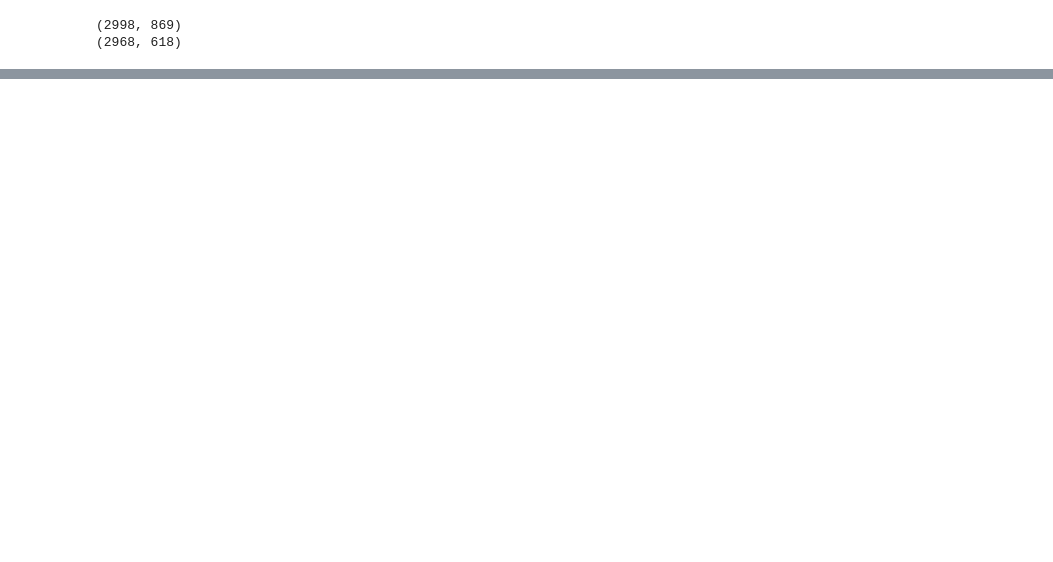
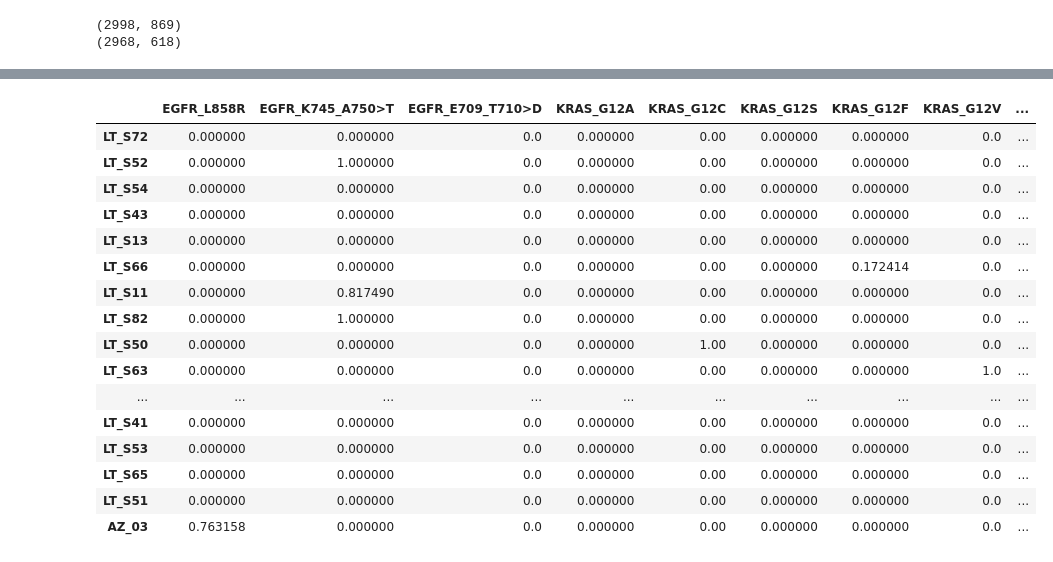
Before and after one commit to lincoln-harris/process_new_cells, a Jupyter notebook: gvcf/make_validation_tbl_with_gvcf_data.ipynb, the cells around one changed output, grey strips where cells are left out. Drawn from its saved outputs; the diff is of its cells as text; code cells hidden in the pictures; blank space fills up the shorter version.

```diff
--- a/gvcf/make_validation_tbl_with_gvcf_data.ipynb
+++ b/gvcf/make_validation_tbl_with_gvcf_data.ipynb
@@ -339,0 +309,6 @@ Name: EGFR_L858R, dtype: float64
+# %%
+# add new cols to df
+by_sample_ratios_driver_muts['ALK-EML4_fusion'] = pd.Series(0.0, index=by_sample_ratios_driver_muts.index)
+by_sample_ratios_driver_muts['ROS1-CD74_fusion'] = pd.Series(0.0, index=by_sample_ratios_driver_muts.index)
+by_sample_ratios_driver_muts['ROS1-EZR_fusion'] = pd.Series(0.0, index=by_sample_ratios_driver_muts.index)
+by_sample_ratios_driver_muts
@@ -339,0 +348,30 @@ Name: EGFR_L858R, dtype: float64
+# %%
+# i guess i could manual fill in the 1s for the fusions
+by_sample_ratios_driver_muts.loc['LT_S47']['ALK-EML4_fusion'] = 1
+by_sample_ratios_driver_muts.loc['LT_S08']['ALK-EML4_fusion'] = 1
+by_sample_ratios_driver_muts.loc['LT_S75']['ALK-EML4_fusion'] = 1
+by_sample_ratios_driver_muts.loc['LT_S63']['ALK-EML4_fusion'] = 1
+
+by_sample_ratios_driver_muts.loc['LT_S16']['ROS1-CD74_fusion'] = 1
+
+by_sample_ratios_driver_muts.loc['LT_S72']['ROS1-EZR_fusion'] = 1
+
+by_sample_ratios_driver_muts   # nice
+# %% [output]
+|  | EGFR_L858R | EGFR_K745_A750>T | EGFR_E709_T710>D | KRAS_G12A | KRAS_G12C | KRAS_G12S | KRAS_G12F | KRAS_G12V | ... |
+| LT_S72 | 0.000000 | 0.000000 | 0.0 | 0.000000 | 0.00 | 0.000000 | 0.000000 | 0.0 | ... |
+| LT_S52 | 0.000000 | 1.000000 | 0.0 | 0.000000 | 0.00 | 0.000000 | 0.000000 | 0.0 | ... |
+| LT_S54 | 0.000000 | 0.000000 | 0.0 | 0.000000 | 0.00 | 0.000000 | 0.000000 | 0.0 | ... |
+| LT_S43 | 0.000000 | 0.000000 | 0.0 | 0.000000 | 0.00 | 0.000000 | 0.000000 | 0.0 | ... |
+| LT_S13 | 0.000000 | 0.000000 | 0.0 | 0.000000 | 0.00 | 0.000000 | 0.000000 | 0.0 | ... |
+| LT_S66 | 0.000000 | 0.000000 | 0.0 | 0.000000 | 0.00 | 0.000000 | 0.172414 | 0.0 | ... |
+| LT_S11 | 0.000000 | 0.817490 | 0.0 | 0.000000 | 0.00 | 0.000000 | 0.000000 | 0.0 | ... |
+| LT_S82 | 0.000000 | 1.000000 | 0.0 | 0.000000 | 0.00 | 0.000000 | 0.000000 | 0.0 | ... |
+| LT_S50 | 0.000000 | 0.000000 | 0.0 | 0.000000 | 1.00 | 0.000000 | 0.000000 | 0.0 | ... |
+| LT_S63 | 0.000000 | 0.000000 | 0.0 | 0.000000 | 0.00 | 0.000000 | 0.000000 | 1.0 | ... |
+| ... | ... | ... | ... | ... | ... | ... | ... | ... | ... |
+| LT_S41 | 0.000000 | 0.000000 | 0.0 | 0.000000 | 0.00 | 0.000000 | 0.000000 | 0.0 | ... |
+| LT_S53 | 0.000000 | 0.000000 | 0.0 | 0.000000 | 0.00 | 0.000000 | 0.000000 | 0.0 | ... |
+| LT_S65 | 0.000000 | 0.000000 | 0.0 | 0.000000 | 0.00 | 0.000000 | 0.000000 | 0.0 | ... |
+| LT_S51 | 0.000000 | 0.000000 | 0.0 | 0.000000 | 0.00 | 0.000000 | 0.000000 | 0.0 | ... |
+| AZ_03 | 0.763158 | 0.000000 | 0.0 | 0.000000 | 0.00 | 0.000000 | 0.000000 | 0.0 | ... |
```
Also changed, not shown: parts of 18 cells of this notebook, 3 other files.
